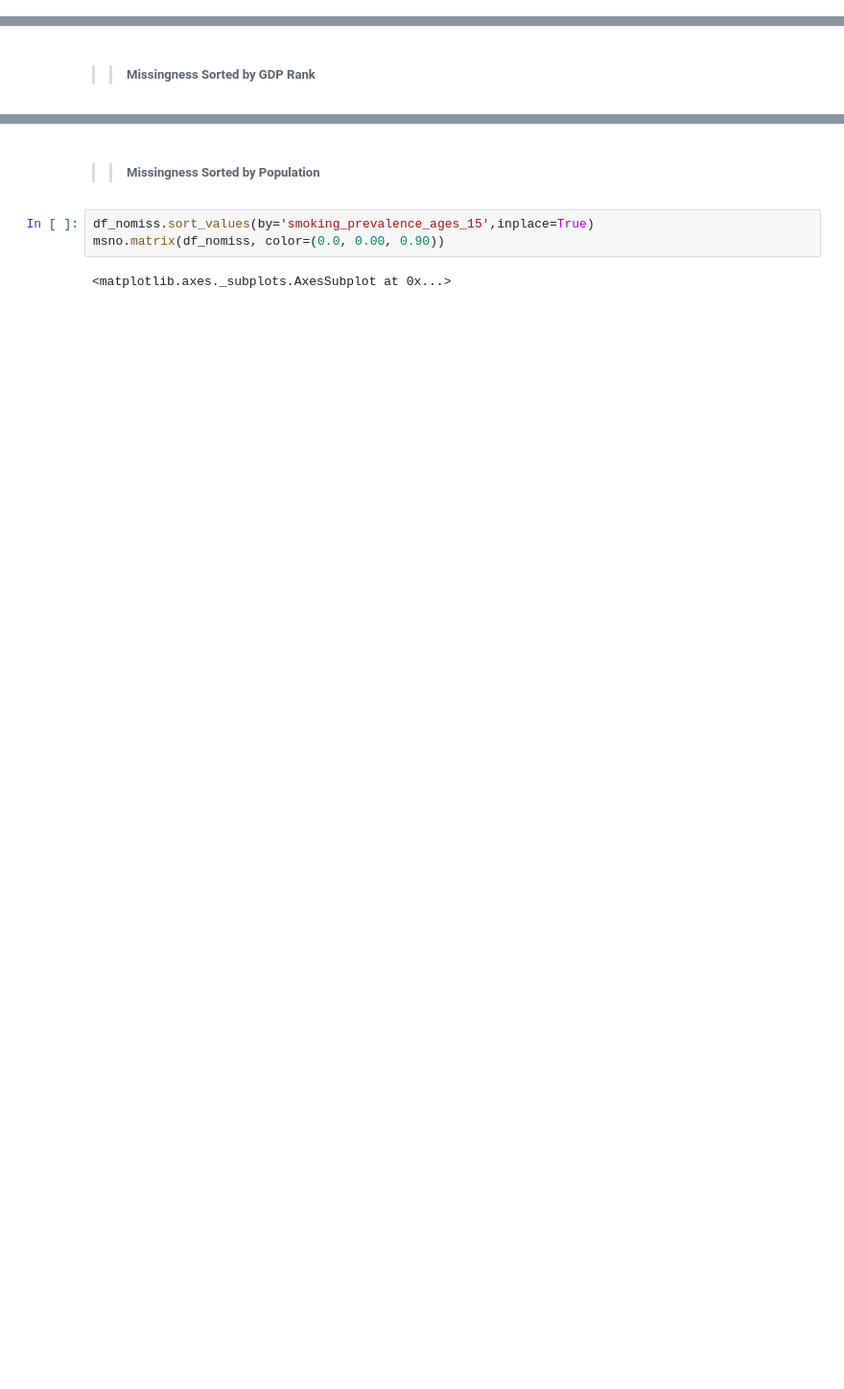
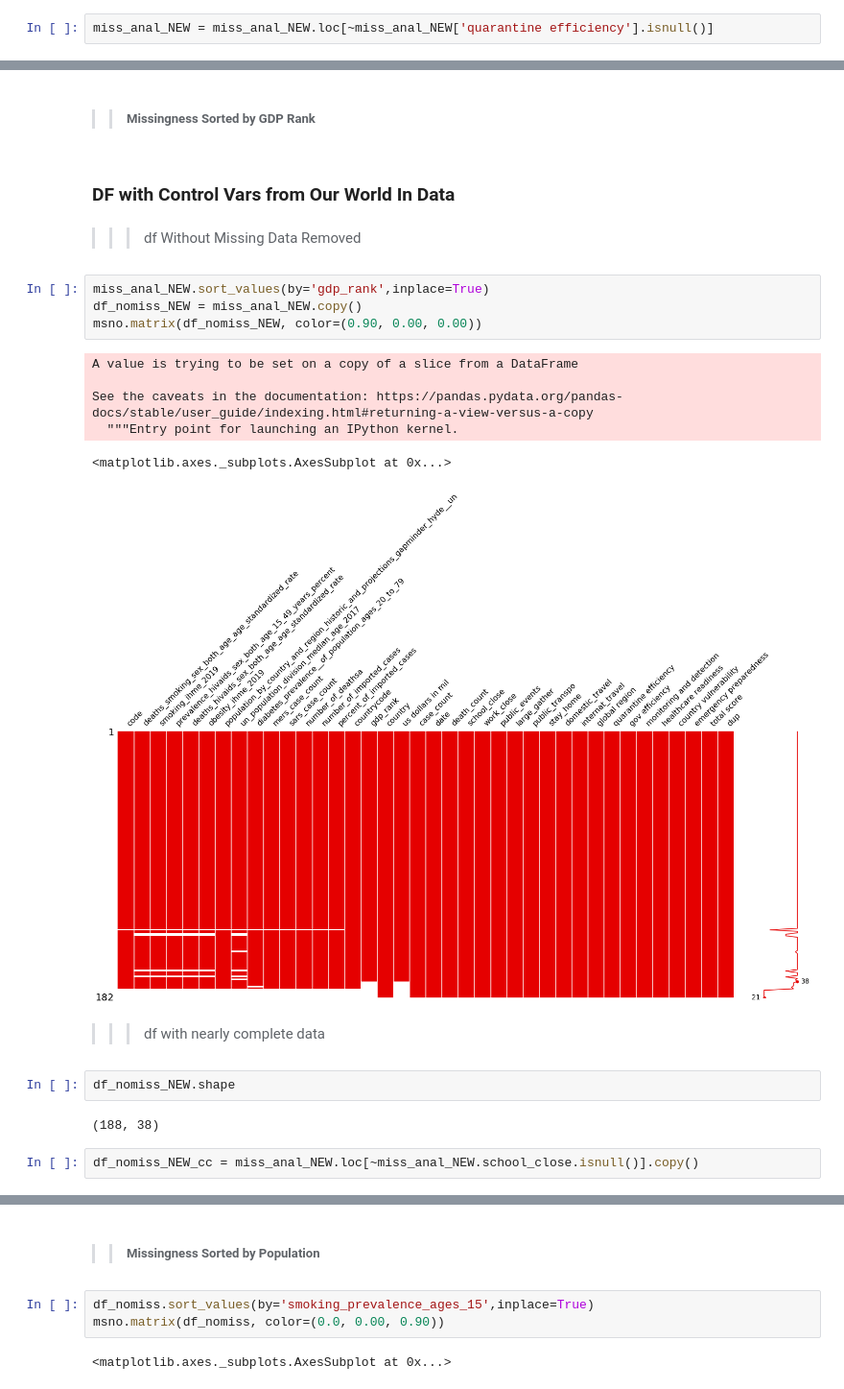
Before and after one commit to chacreton190/COVID-19, a Jupyter notebook: Code/COVID Govenment Response Analysis 9-24-20.ipynb, the cells around one changed output, grey strips where cells are left out. Shown at 96% size. Saved outputs shown, nothing was run; the diff lists cells and outputs as text; blank space fills up the shorter version.

```diff
--- a/Code/COVID Govenment Response Analysis 9-24-20.ipynb
+++ b/Code/COVID Govenment Response Analysis 9-24-20.ipynb
@@ -53,0 +58,2 @@ df = pd.read_excel(f'{data_path}\Final COVID Data Set(Through 2020-09-22).xlsx')
+# %%
+miss_anal_NEW = miss_anal_NEW.loc[~miss_anal_NEW['quarantine efficiency'].isnull()]
@@ -131,2 +171,25 @@ plt.show()
 # %% [markdown]
 >> ##### Missingness Sorted by GDP Rank
+# %% [markdown]
+### DF with Control Vars from Our World In Data
+# %% [markdown]
+>>> df Without Missing Data Removed
+# %%
+miss_anal_NEW.sort_values(by='gdp_rank',inplace=True)
+df_nomiss_NEW = miss_anal_NEW.copy()
+msno.matrix(df_nomiss_NEW, color=(0.90, 0.00, 0.00))
+# %% [output]
+A value is trying to be set on a copy of a slice from a DataFrame
+
+See the caveats in the documentation: https://pandas.pydata.org/pandas-docs/stable/user_guide/indexing.html#returning-a-view-versus-a-copy
+  """Entry point for launching an IPython kernel.
+<matplotlib.axes._subplots.AxesSubplot at 0x...>
+[figure, added]
+# %% [markdown]
+>>> df with nearly complete data
+# %%
+df_nomiss_NEW.shape
+# %% [output]
+(188, 38)
+# %%
+df_nomiss_NEW_cc = miss_anal_NEW.loc[~miss_anal_NEW.school_close.isnull()].copy()
```
Also changed, not shown: parts of 22 cells of this notebook, 26 other files.
